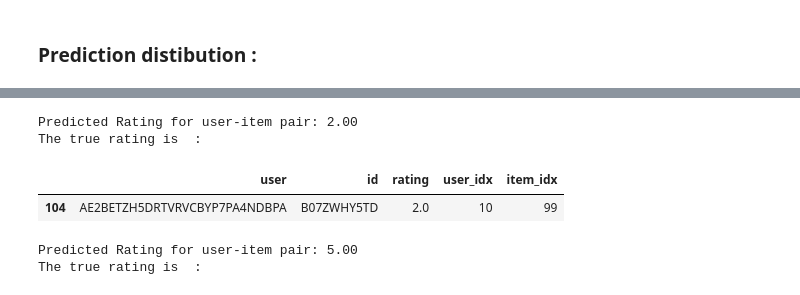
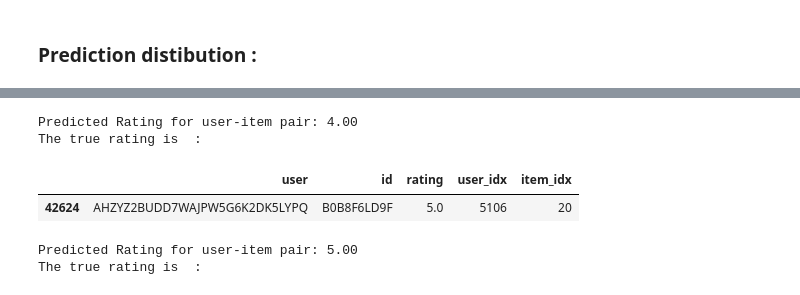
Before and after one commit to arazig/Advanced-ML-project, a Jupyter notebook: Matrix_Factorization.ipynb, the cells around one changed output, grey strips where cells are left out. Cells and saved outputs as stored; diff of their text form; code cells hidden in the pictures.

```diff
--- a/Matrix_Factorization.ipynb
+++ b/Matrix_Factorization.ipynb
@@ -438,17 +499,17 @@ plt.show()
 # %%
 
 # Example 1 :
-user_id = "AE2BETZH5DRTVRVCBYP7PA4NDBPA"
-item_id = "B07ZWHY5TD"
+user_id = "AHZYZ2BUDD7WAJPW5G6K2DK5LYPQ"
+item_id = "B0B8F6LD9F"
 
 pred = prediction_rating( user_id , item_id, P, Q )
 print("The true rating is  : ")
 ratings.query(f'user == "{user_id}" and id == "{item_id}"')
 # %% [output]
-Predicted Rating for user-item pair: 2.00
+Predicted Rating for user-item pair: 4.00
 The true rating is  :
 |  | user | id | rating | user_idx | item_idx |
-| 104 | AE2BETZH5DRTVRVCBYP7PA4NDBPA | B07ZWHY5TD | 2.0 | 10 | 99 |
+| 42624 | AHZYZ2BUDD7WAJPW5G6K2DK5LYPQ | B0B8F6LD9F | 5.0 | 5106 | 20 |
 # %%
 # Example 2 :
 user_id = "AHZYZ2BUDD7WAJPW5G6K2DK5LYPQ"
```
Also changed, not shown: parts of 7 cells of this notebook, 1 other file.
